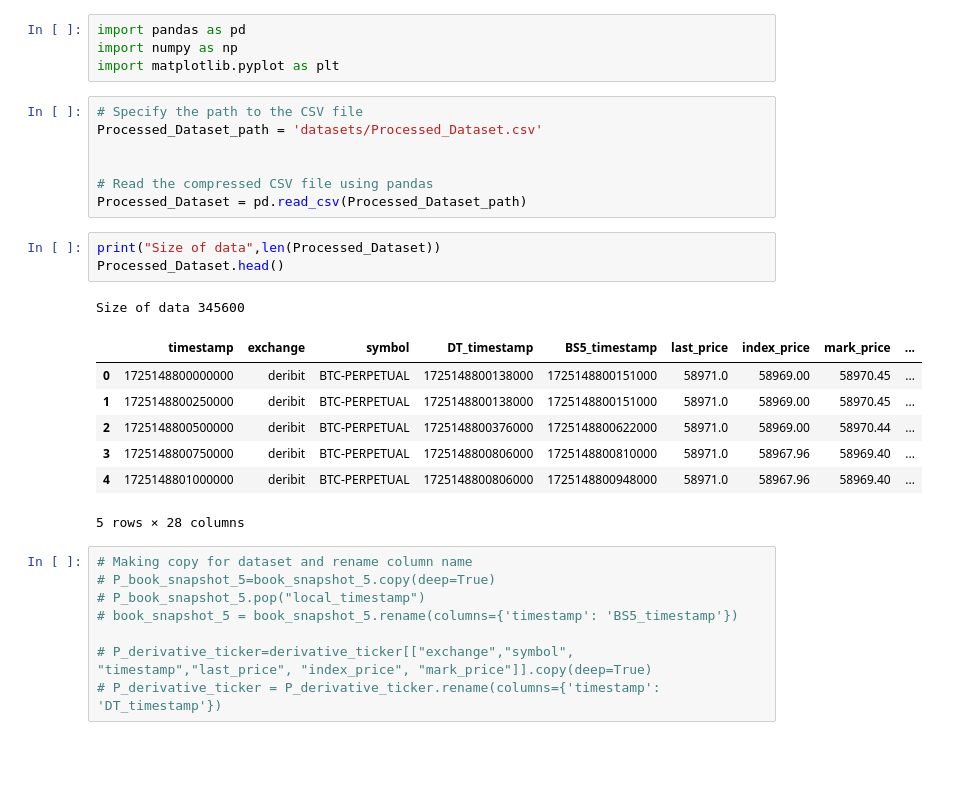
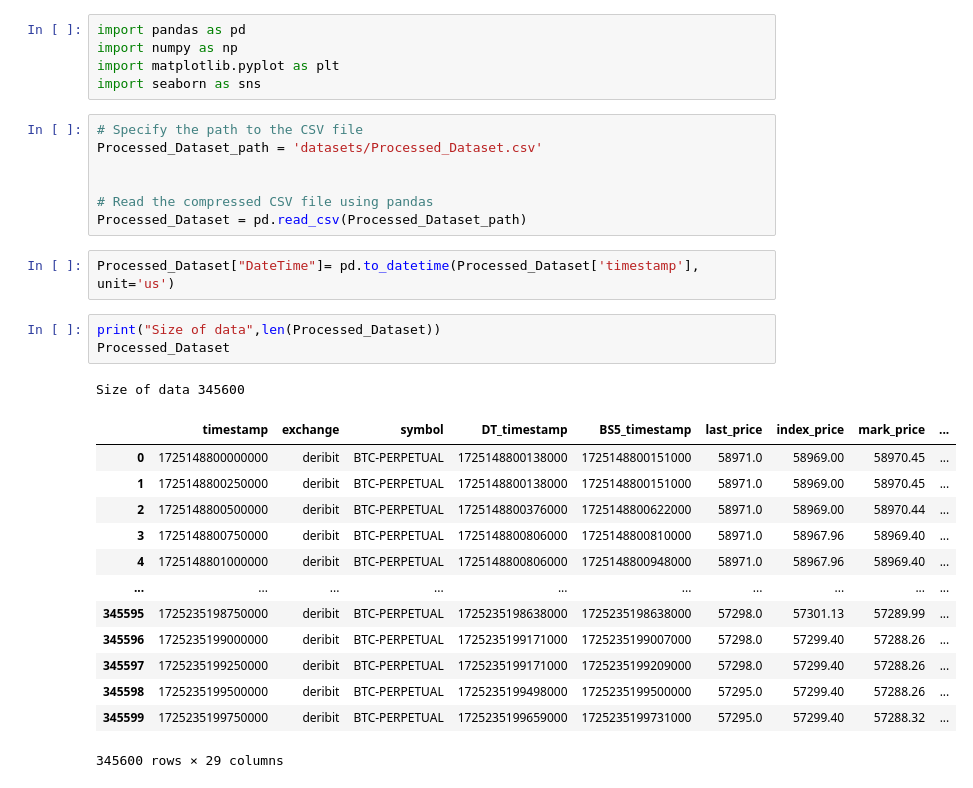
Before and after one commit to jyam12/FYP, a Jupyter notebook: read_data.ipynb, the cells around one changed output. Drawn from its saved outputs; the diff is of its cells as text; blank space fills up the shorter version.

```diff
--- a/read_data.ipynb
+++ b/read_data.ipynb
@@ -2,6 +2,7 @@
 import pandas as pd
 import numpy as np
 import matplotlib.pyplot as plt
+import seaborn as sns
 # %%
 # Specify the path to the CSV file
 Processed_Dataset_path = 'datasets/Processed_Dataset.csv'
@@ -9,23 +10,23 @@ Processed_Dataset_path = 'datasets/Processed_Dataset.csv'
 
 # Read the compressed CSV file using pandas
 Processed_Dataset = pd.read_csv(Processed_Dataset_path)
+# %%
+Processed_Dataset["DateTime"]= pd.to_datetime(Processed_Dataset['timestamp'], unit='us')
 # %%
 print("Size of data",len(Processed_Dataset))
-Processed_Dataset.head()
+Processed_Dataset
 # %% [output]
 Size of data 345600
 |  | timestamp | exchange | symbol | DT_timestamp | BS5_timestamp | last_price | index_price | mark_price | ... |
 | 0 | 1725148800000000 | deribit | BTC-PERPETUAL | 1725148800138000 | 1725148800151000 | 58971.0 | 58969.00 | 58970.45 | ... |
 | 1 | 1725148800250000 | deribit | BTC-PERPETUAL | 1725148800138000 | 1725148800151000 | 58971.0 | 58969.00 | 58970.45 | ... |
 | 2 | 1725148800500000 | deribit | BTC-PERPETUAL | 1725148800376000 | 1725148800622000 | 58971.0 | 58969.00 | 58970.44 | ... |
 | 3 | 1725148800750000 | deribit | BTC-PERPETUAL | 1725148800806000 | 1725148800810000 | 58971.0 | 58967.96 | 58969.40 | ... |
 | 4 | 1725148801000000 | deribit | BTC-PERPETUAL | 1725148800806000 | 1725148800948000 | 58971.0 | 58967.96 | 58969.40 | ... |
+| ... | ... | ... | ... | ... | ... | ... | ... | ... | ... |
+| 345595 | 1725235198750000 | deribit | BTC-PERPETUAL | 1725235198638000 | 1725235198638000 | 57298.0 | 57301.13 | 57289.99 | ... |
+| 345596 | 1725235199000000 | deribit | BTC-PERPETUAL | 1725235199171000 | 1725235199007000 | 57298.0 | 57299.40 | 57288.26 | ... |
+| 345597 | 1725235199250000 | deribit | BTC-PERPETUAL | 1725235199171000 | 1725235199209000 | 57298.0 | 57299.40 | 57288.26 | ... |
+| 345598 | 1725235199500000 | deribit | BTC-PERPETUAL | 1725235199498000 | 1725235199500000 | 57295.0 | 57299.40 | 57288.26 | ... |
+| 345599 | 1725235199750000 | deribit | BTC-PERPETUAL | 1725235199659000 | 1725235199731000 | 57295.0 | 57299.40 | 57288.32 | ... |
-5 rows × 28 columns
+345600 rows × 29 columns
-# %%
-# Making copy for dataset and rename column name
-# P_book_snapshot_5=book_snapshot_5.copy(deep=True)
-# P_book_snapshot_5.pop("local_timestamp")
-# book_snapshot_5 = book_snapshot_5.rename(columns={'timestamp': 'BS5_timestamp'})
-
-# P_derivative_ticker=derivative_ticker[["exchange","symbol", "timestamp","last_price", "index_price", "mark_price"]].copy(deep=True)
-# P_derivative_ticker = P_derivative_ticker.rename(columns={'timestamp': 'DT_timestamp'})
```
Also changed, not shown: parts of 22 cells of this notebook, 7 other files.
